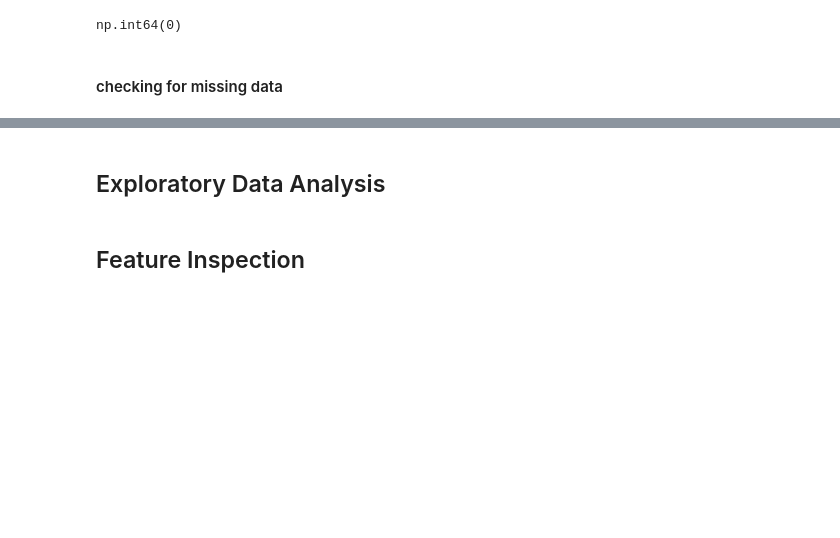
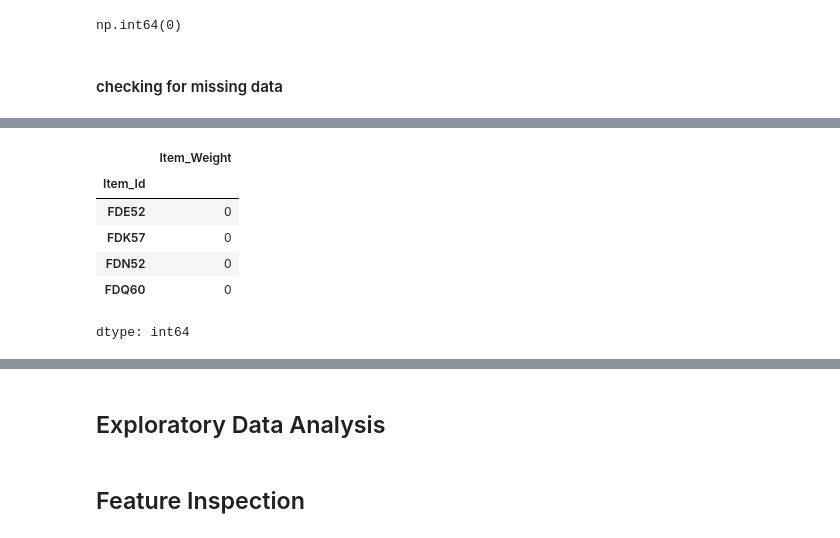
Before and after one commit to farahwadya/Prediction-of-Product-Sales, a Jupyter notebook: Prediction_of_Product_Sales.ipynb, the cells around one changed output, grey strips where cells are left out. Drawn from its saved outputs; the diff is of its cells as text; code cells hidden in the pictures; blank space fills up the shorter version.

```diff
--- a/Prediction_of_Product_Sales.ipynb
+++ b/Prediction_of_Product_Sales.ipynb
@@ -129,3 +129,17 @@ n_missing
 | Outlet_Type | 0 |
 | Item_Outlet_Sales | 0 |
 dtype: int64
+# %%
+# نأخذ كل Item_ID ونشوف كم عدد القيم المختلفة للـ Item_Weight عنده
+check = df_sales.groupby('Item_Id')['Item_Weight'].nunique()
+
+# نعرض فقط الـ Item_ID اللي عندها أكثر من قيمة مختلفة (يعني فيها عدم تطابق)
+check[check < 1]
+# %% [output]
+|  | Item_Weight |
+| Item_Id |  |
+| FDE52 | 0 |
+| FDK57 | 0 |
+| FDN52 | 0 |
+| FDQ60 | 0 |
+dtype: int64
```
Also changed, not shown: parts of 16 cells of this notebook.
